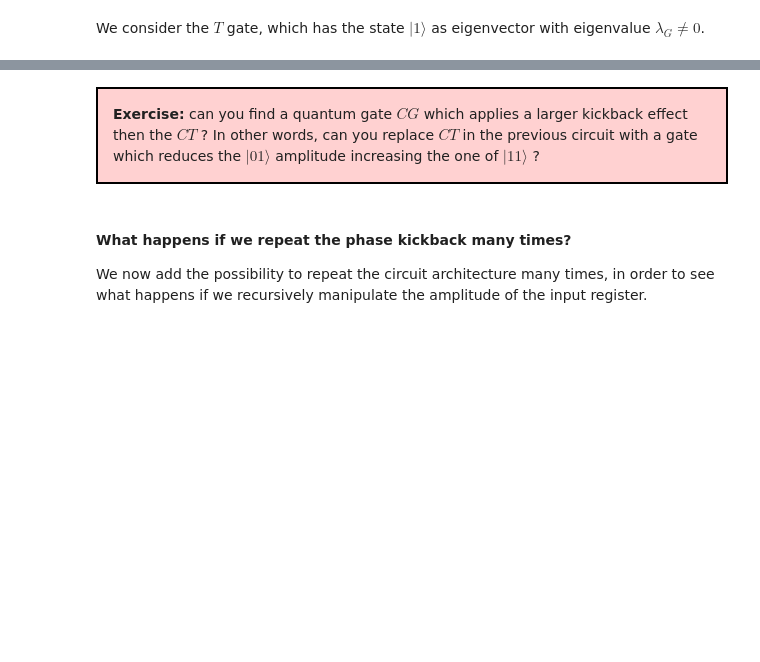
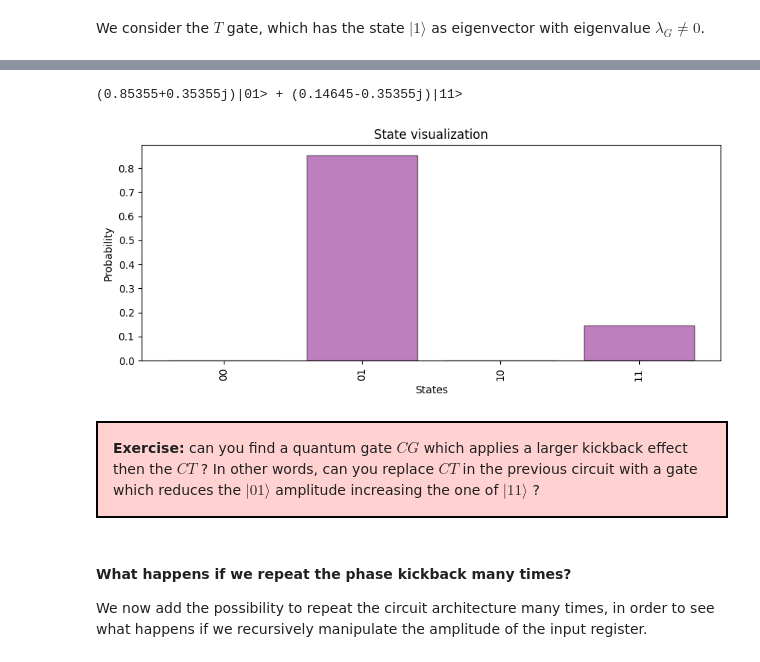
Before and after one commit to qiboteam/qiboedu, a Jupyter notebook: notebooks/Lecture2.ipynb, the cells around one changed output, grey strips where cells are left out. Saved outputs shown, nothing was run; the diff lists cells and outputs as text; code cells hidden in the pictures; blank space fills up the shorter version.

```diff
--- a/notebooks/Lecture2.ipynb
+++ b/notebooks/Lecture2.ipynb
@@ -70,9 +106,15 @@ We consider the $T$ gate, which has the state $|1\rangle$ as eigenvector with ei
 # %%
 # collect outcome with kickback true
+outcome = execute_circuit(kickback=True)
 
 # print state
+print(outcome)
 
 # plot probabilities
+plot_probabilities_from_state(outcome.state())
+# %% [output]
+(0.85355+0.35355j)|01> + (0.14645-0.35355j)|11>
+[figure, added]
 # %% [markdown]
 <div style="background-color: rgba(255, 105, 105, 0.3); border: 2.5px solid #000000; padding: 15px;">
     <strong>Exercise:</strong> can you find a quantum gate $CG$ which applies a larger kickback effect then the $CT$ ? In other words, can you replace $CT$ in the previous circuit with a gate which reduces the $|01\rangle$ amplitude increasing the one of $|11\rangle$ ?
```
Also changed, not shown: parts of 8 cells of this notebook.
